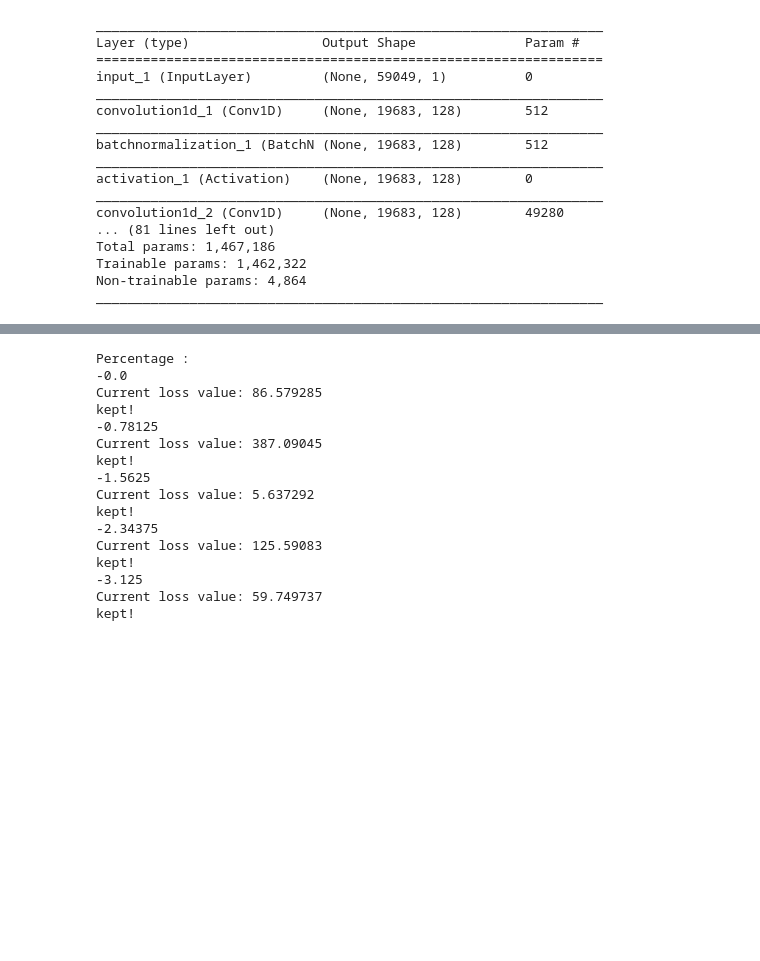
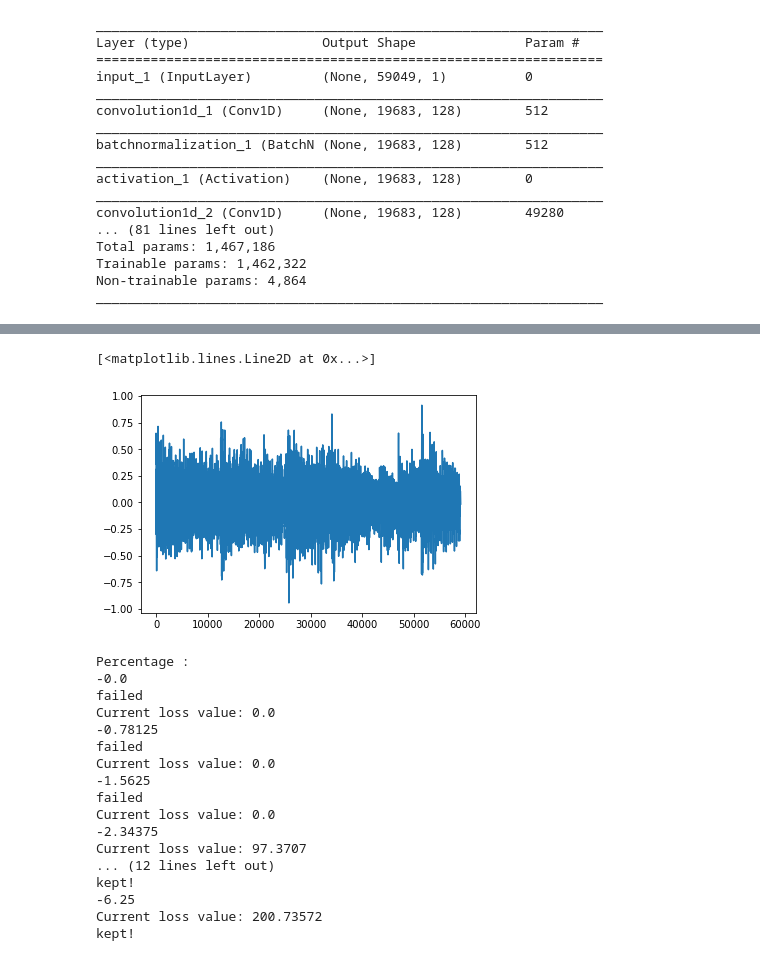
Before and after one commit to BadrYoubiIdrissi/AudioFeatureVisualization, a Jupyter notebook: Visualization.ipynb, the cells around one changed output, grey strips where cells are left out. Cells and saved outputs as stored; diff of their text form; code cells hidden in the pictures; blank space fills up the shorter version.

```diff
--- a/Visualization.ipynb
+++ b/Visualization.ipynb
@@ -55,8 +50,13 @@ signalLength = 59049
+# %%
+plt.plot(sampleAu[:signalLength])
+# %% [output]
+[<matplotlib.lines.Line2D at 0x...>]
+[figure, added]
 # %%
 keptFilters = []
 
 inputTensor = model.input
-layerName = 'activation_3'
+layerName = 'activation_8'
 
 print("Percentage : ")
 for filterIndex in range(128):
@@ -65,8 +65,8 @@ for filterIndex in range(128):
 
     iterate = getIterateFunction(layerDict, layerName, filterIndex, inputTensor)
 
-    #inputImgData = (np.random.random((1, imgWidth, imgHeight, 3)) - 0.5) * 20 + 128
-    inputImgData = sampleAu[np.newaxis,:signalLength,np.newaxis].copy()
+    inputImgData = (np.random.random((1, signalLength, 1)) - 0.5) * 20
+    #inputImgData = sampleAu[np.newaxis,:signalLength,np.newaxis].copy()
 
     step = 0.1
 
@@ -84,20 +84,21 @@ for filterIndex in range(128):
 # %% [output]
 Percentage :
 -0.0
-Current loss value: 86.579285
+failed
+Current loss value: 0.0
+-0.78125
+failed
+Current loss value: 0.0
+-1.5625
+failed
+Current loss value: 0.0
+-2.34375
+Current loss value: 97.3707
+... (12 lines left out)
 kept!
--0.78125
-Current loss value: 387.09045
+-6.25
+Current loss value: 200.73572
 kept!
--1.5625
-Current loss value: 5.637292
-kept!
--2.34375
-Current loss value: 125.59083
-kept!
--3.125
-Current loss value: 59.749737
-kept!
 # %%
 for img in keptFilters:
     plt.figure()
```
Also changed, not shown: parts of 5 cells of this notebook.
